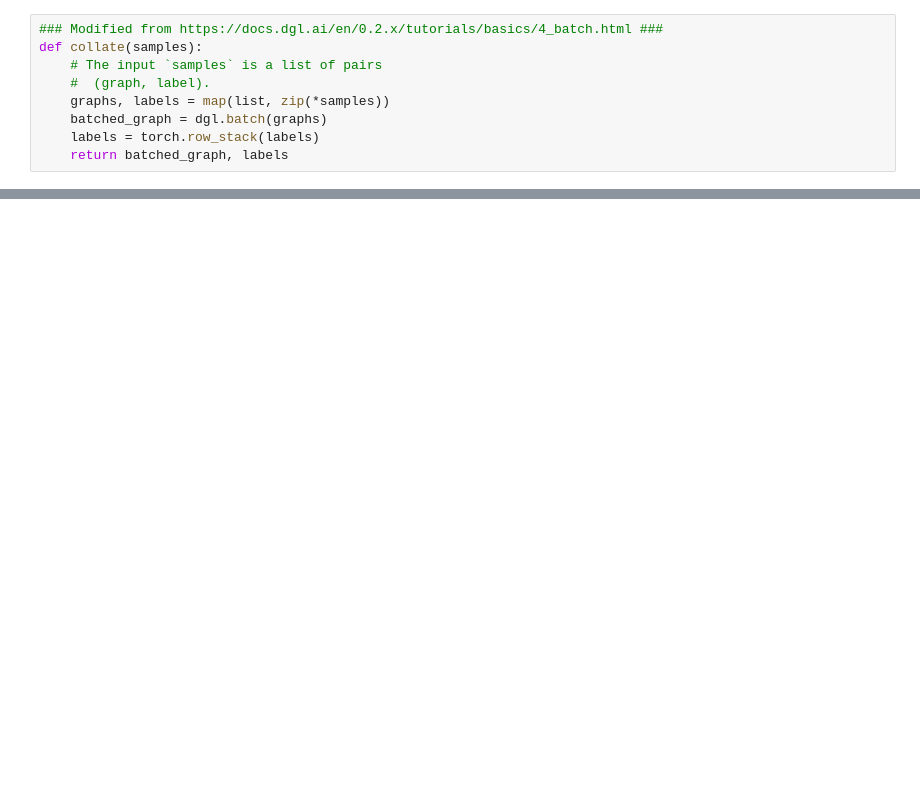
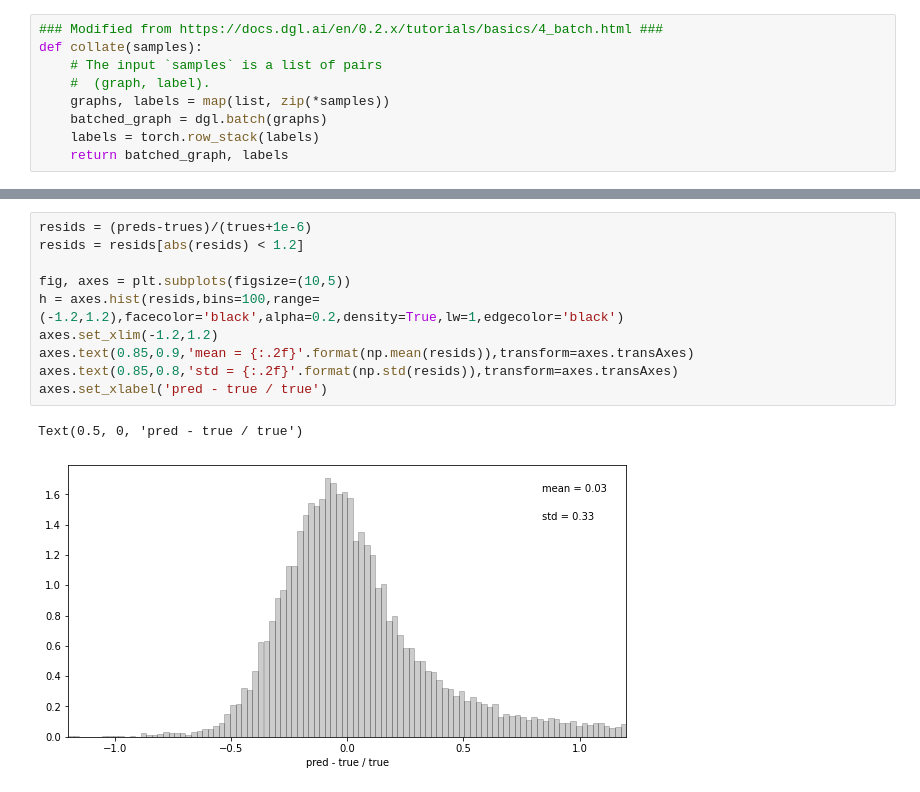
Before and after one commit to WeizmannMLcourse/MLCourse_2023, a Jupyter notebook: Tutorial8 - graphs with DGL/Molecule_regression.ipynb, the cells around one changed output, grey strips where cells are left out. Drawn from its saved outputs; the diff is of its cells as text; blank space fills up the shorter version.

```diff
--- a/Tutorial8 - graphs with DGL/Molecule_regression.ipynb
+++ b/Tutorial8 - graphs with DGL/Molecule_regression.ipynb
@@ -106,0 +128,13 @@ plt.scatter(trues,preds,s=1)
+# %%
+resids = (preds-trues)/(trues+1e-6)
+resids = resids[abs(resids) < 1.2]
+
+fig, axes = plt.subplots(figsize=(10,5))
+h = axes.hist(resids,bins=100,range=(-1.2,1.2),facecolor='black',alpha=0.2,density=True,lw=1,edgecolor='black')
+axes.set_xlim(-1.2,1.2)
+axes.text(0.85,0.9,'mean = {:.2f}'.format(np.mean(resids)),transform=axes.transAxes)
+axes.text(0.85,0.8,'std = {:.2f}'.format(np.std(resids)),transform=axes.transAxes)
+axes.set_xlabel('pred - true / true')
+# %% [output]
+Text(0.5, 0, 'pred - true / true')
+[figure, added]
```
Also changed, not shown: parts of 18 cells of this notebook, 3 other files.
